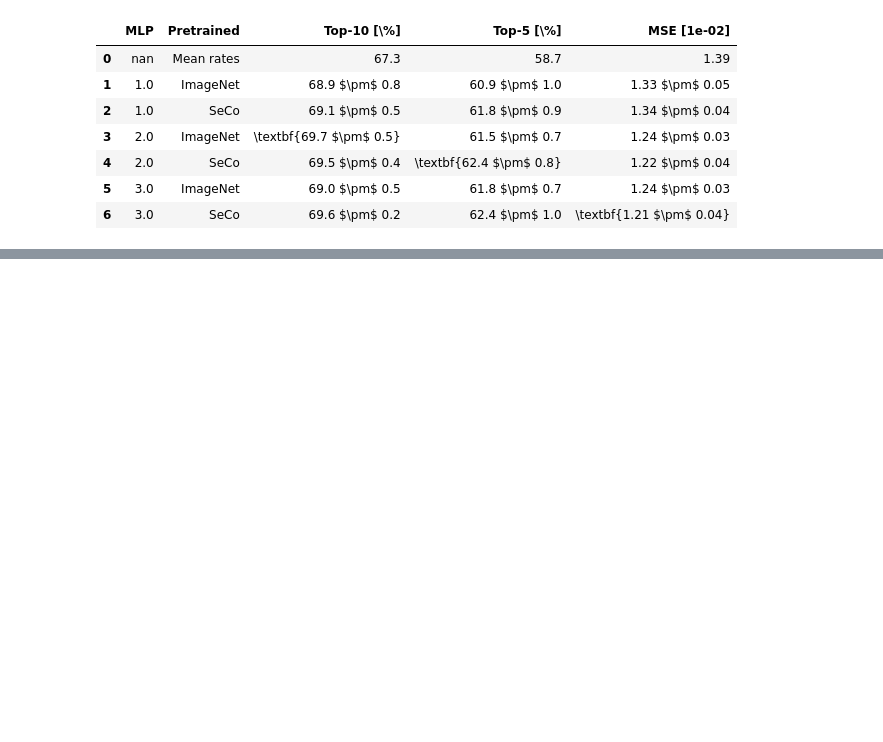
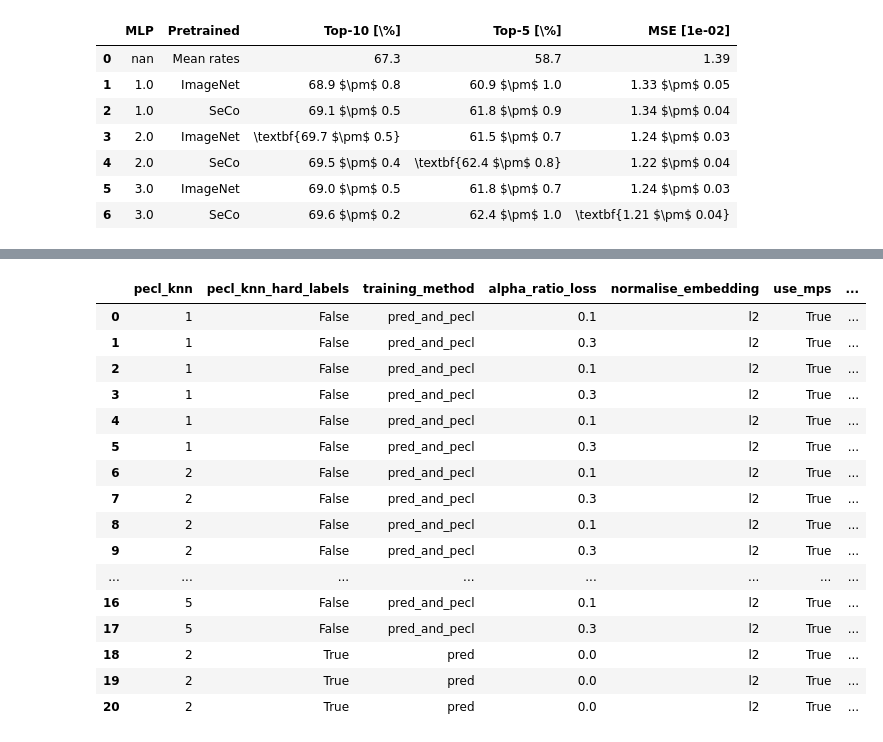
Before and after one commit to vdplasthijs/PECL, a Jupyter notebook: notebooks/try-out/Results figs and tables.ipynb, the cells around one changed output, grey strips where cells are left out. Drawn from its saved outputs; the diff is of its cells as text; code cells hidden in the pictures; blank space fills up the shorter version.

```diff
--- a/notebooks/try-out/Results figs and tables.ipynb
+++ b/notebooks/try-out/Results figs and tables.ipynb
@@ -123,0 +137,6 @@ tmp[1]
+# %%
+list_vnums = list(np.arange(386, 405))
+list_vnums.remove(389)  # broken run
+list_vnums = list_vnums + [335, 338, 341]  # alpha=0 runs
+tmp_df, tmp_details = dvu.create_df_list_timestamps(list_ts=dvu.get_list_timestamps_from_vnums(
+    list_vnums=list_vnums), split_use='test')
@@ -124,3 +161,23 @@ tmp[1]
+# %%
+tmp_df[tmp_df.columns[13:-3]]
+# %% [output]
+|  | pecl_knn | pecl_knn_hard_labels | training_method | alpha_ratio_loss | normalise_embedding | use_mps | ... |
+| 0 | 1 | False | pred_and_pecl | 0.1 | l2 | True | ... |
+| 1 | 1 | False | pred_and_pecl | 0.3 | l2 | True | ... |
+| 2 | 1 | False | pred_and_pecl | 0.1 | l2 | True | ... |
+| 3 | 1 | False | pred_and_pecl | 0.3 | l2 | True | ... |
+| 4 | 1 | False | pred_and_pecl | 0.1 | l2 | True | ... |
+| 5 | 1 | False | pred_and_pecl | 0.3 | l2 | True | ... |
+| 6 | 2 | False | pred_and_pecl | 0.1 | l2 | True | ... |
+| 7 | 2 | False | pred_and_pecl | 0.3 | l2 | True | ... |
+| 8 | 2 | False | pred_and_pecl | 0.1 | l2 | True | ... |
+| 9 | 2 | False | pred_and_pecl | 0.3 | l2 | True | ... |
+| ... | ... | ... | ... | ... | ... | ... | ... |
+| 16 | 5 | False | pred_and_pecl | 0.1 | l2 | True | ... |
+| 17 | 5 | False | pred_and_pecl | 0.3 | l2 | True | ... |
+| 18 | 2 | True | pred | 0.0 | l2 | True | ... |
+| 19 | 2 | True | pred | 0.0 | l2 | True | ... |
+| 20 | 2 | True | pred | 0.0 | l2 | True | ... |
 # %%
 fig, ax = plt.subplots(2, 2, figsize=(10, 10))
 
```
Also changed, not shown: parts of 10 cells of this notebook, 4 other files.
